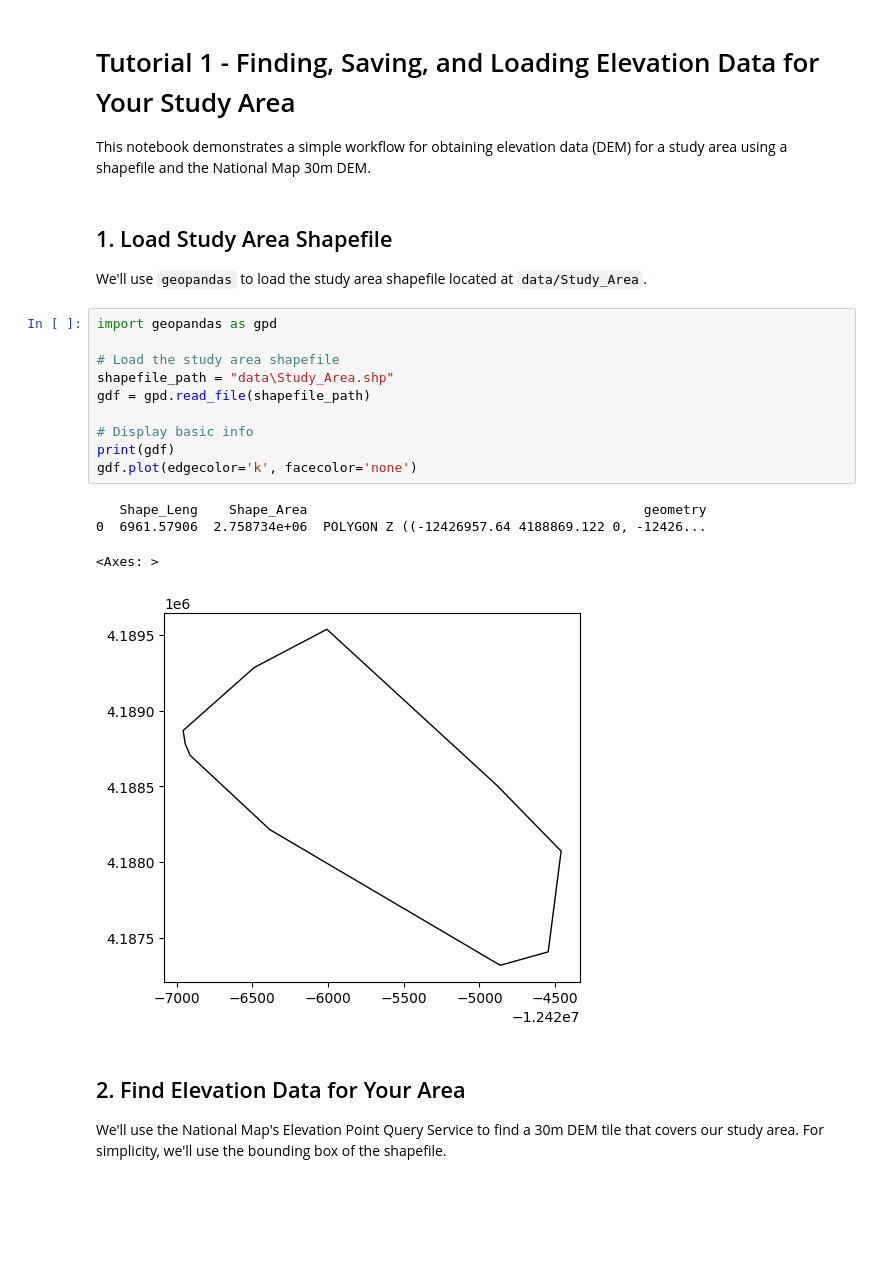
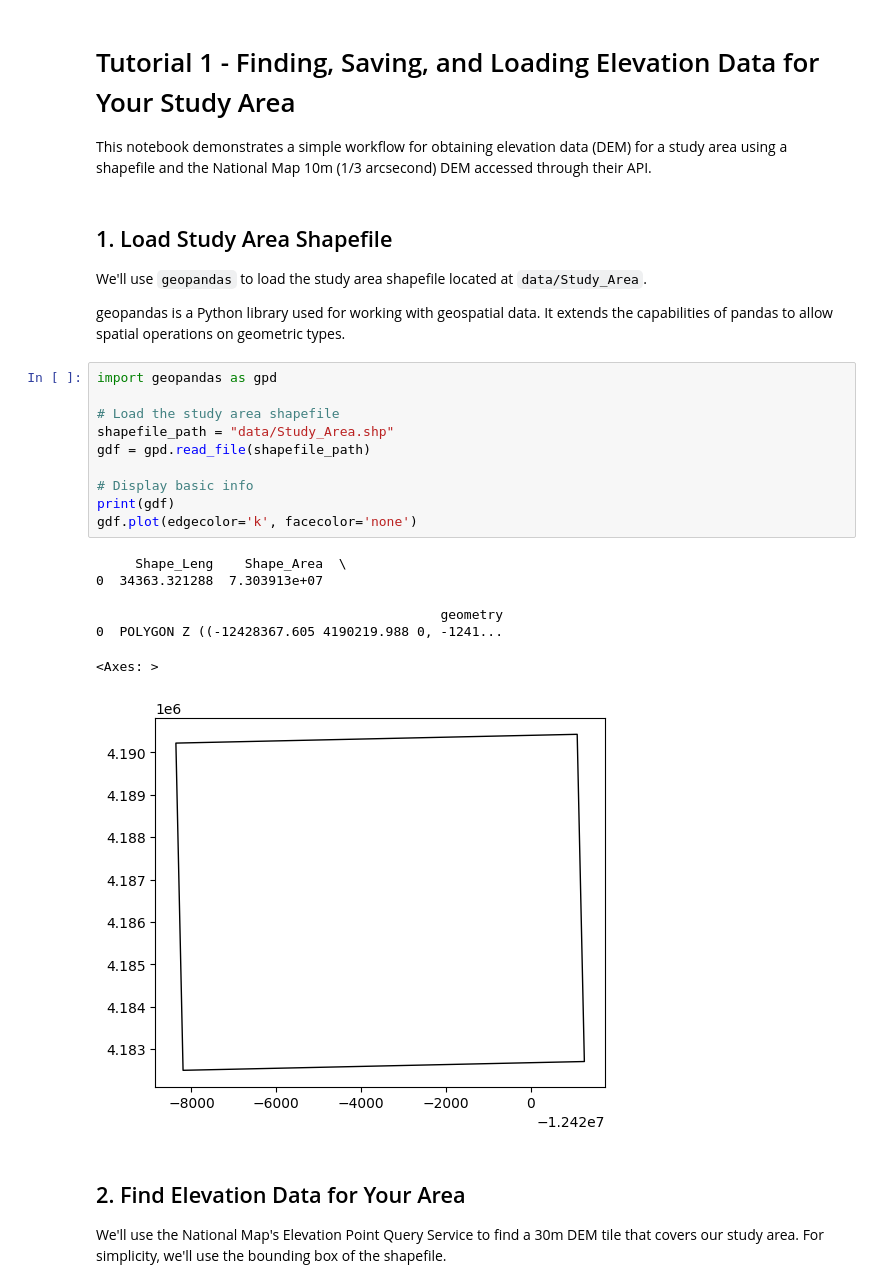
Before and after one commit to SpringerLabNAU/dem-site-assessment, a Jupyter notebook: Tutorial1.ipynb, the cells around one changed output. Drawn from its saved outputs; the diff is of its cells as text; blank space fills up the shorter version.

```diff
--- a/Tutorial1.ipynb
+++ b/Tutorial1.ipynb
@@ -1,26 +1,31 @@
 # %% [markdown]
 # Tutorial 1 - Finding, Saving, and Loading Elevation Data for Your Study Area
 
-This notebook demonstrates a simple workflow for obtaining elevation data (DEM) for a study area using a shapefile and the National Map 30m DEM.
+This notebook demonstrates a simple workflow for obtaining elevation data (DEM) for a study area using a shapefile and the National Map 10m (1/3 arcsecond) DEM accessed through their API.
 # %% [markdown]
 ## 1. Load Study Area Shapefile
 
 We'll use `geopandas` to load the study area shapefile located at `data/Study_Area`.
+
+geopandas is a Python library used for working with geospatial data. It extends the capabilities of pandas to allow spatial operations on geometric types.
 # %%
 import geopandas as gpd
 
 # Load the study area shapefile
-shapefile_path = "data\Study_Area.shp"
+shapefile_path = "data/Study_Area.shp"
 gdf = gpd.read_file(shapefile_path)
 
 # Display basic info
 print(gdf)
 gdf.plot(edgecolor='k', facecolor='none')
 # %% [output]
-   Shape_Leng    Shape_Area                                           geometry
-0  6961.57906  2.758734e+06  POLYGON Z ((-12426957.64 4188869.122 0, -12426...
+     Shape_Leng    Shape_Area  \
+0  34363.321288  7.303913e+07
+
+                                            geometry
+0  POLYGON Z ((-12428367.605 4190219.988 0, -1241...
 <Axes: >
-[figure, old version]
+[figure, new version]
 # %% [markdown]
 ## 2. Find Elevation Data for Your Area
 
```
Also changed, not shown: parts of 7 cells of this notebook, 2 other files.
